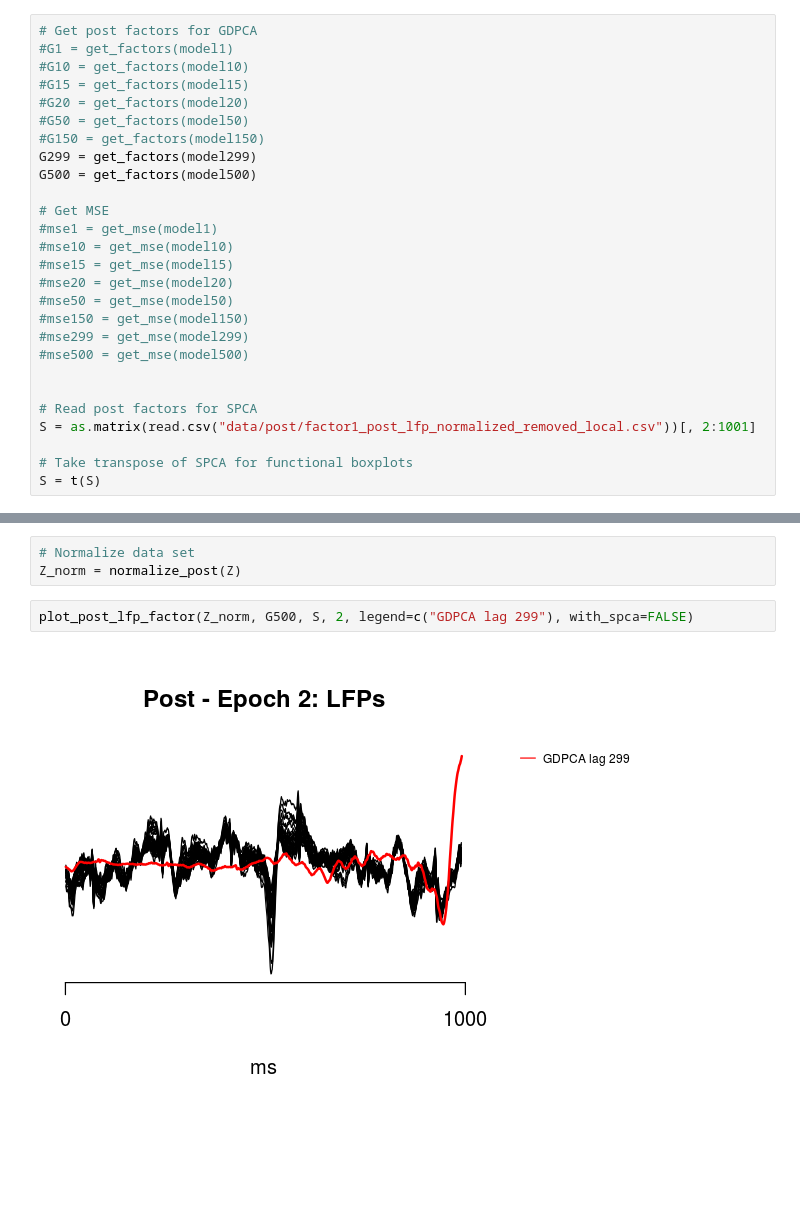
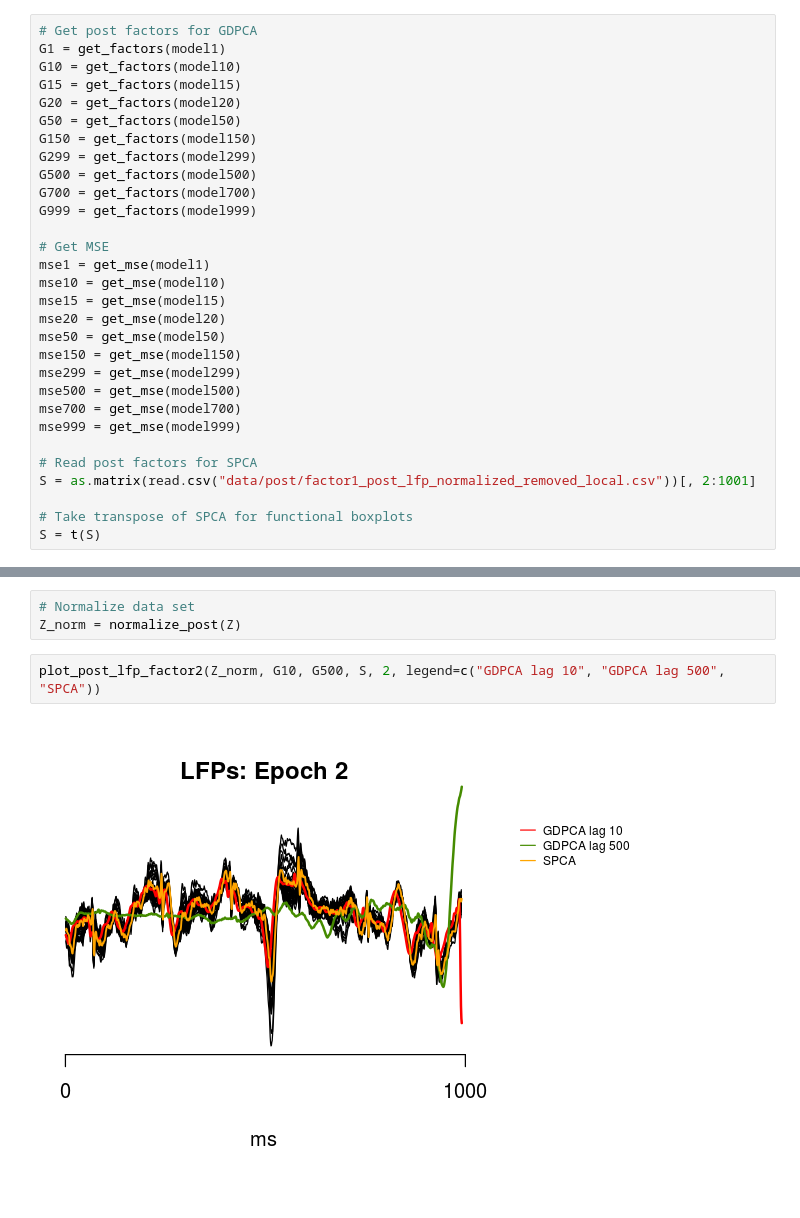
Before and after one commit to hfloresr/gdpca-vs-spca, a Jupyter notebook: notebooks/post_multiple_lags.ipynb, the cells around one changed output, grey strips where cells are left out. Cells and saved outputs as stored; diff of their text form; blank space fills up the shorter version.

```diff
--- a/notebooks/post_multiple_lags.ipynb
+++ b/notebooks/post_multiple_lags.ipynb
@@ -362,24 +386,27 @@ model500 = lag500[[1]]
 # %%
 # Get post factors for GDPCA
-#G1 = get_factors(model1)
-#G10 = get_factors(model10)
-#G15 = get_factors(model15)
-#G20 = get_factors(model20)
-#G50 = get_factors(model50)
-#G150 = get_factors(model150)
+G1 = get_factors(model1)
+G10 = get_factors(model10)
+G15 = get_factors(model15)
+G20 = get_factors(model20)
+G50 = get_factors(model50)
+G150 = get_factors(model150)
 G299 = get_factors(model299)
 G500 = get_factors(model500)
+G700 = get_factors(model700)
+G999 = get_factors(model999)
 
 # Get MSE
-#mse1 = get_mse(model1)
-#mse10 = get_mse(model10)
-#mse15 = get_mse(model15)
-#mse20 = get_mse(model20)
-#mse50 = get_mse(model50)
-#mse150 = get_mse(model150)
-#mse299 = get_mse(model299)
-#mse500 = get_mse(model500)
-
+mse1 = get_mse(model1)
+mse10 = get_mse(model10)
+mse15 = get_mse(model15)
+mse20 = get_mse(model20)
+mse50 = get_mse(model50)
+mse150 = get_mse(model150)
+mse299 = get_mse(model299)
+mse500 = get_mse(model500)
+mse700 = get_mse(model700)
+mse999 = get_mse(model999)
 
 # Read post factors for SPCA
 S = as.matrix(read.csv("data/post/factor1_post_lfp_normalized_removed_local.csv"))[, 2:1001]
@@ -405,7 +434,7 @@ Z = data$post.pmcao
 # Normalize data set
 Z_norm = normalize_post(Z)
 # %%
-plot_post_lfp_factor(Z_norm, G500, S, 2, legend=c("GDPCA lag 299"), with_spca=FALSE)
+plot_post_lfp_factor2(Z_norm, G10, G500, S, 2, legend=c("GDPCA lag 10", "GDPCA lag 500", "SPCA"))
 # %% [output]
-[figure, old version]
+[figure, new version]
 # %%
```
Also changed, not shown: parts of 52 cells of this notebook, 2 other files.
